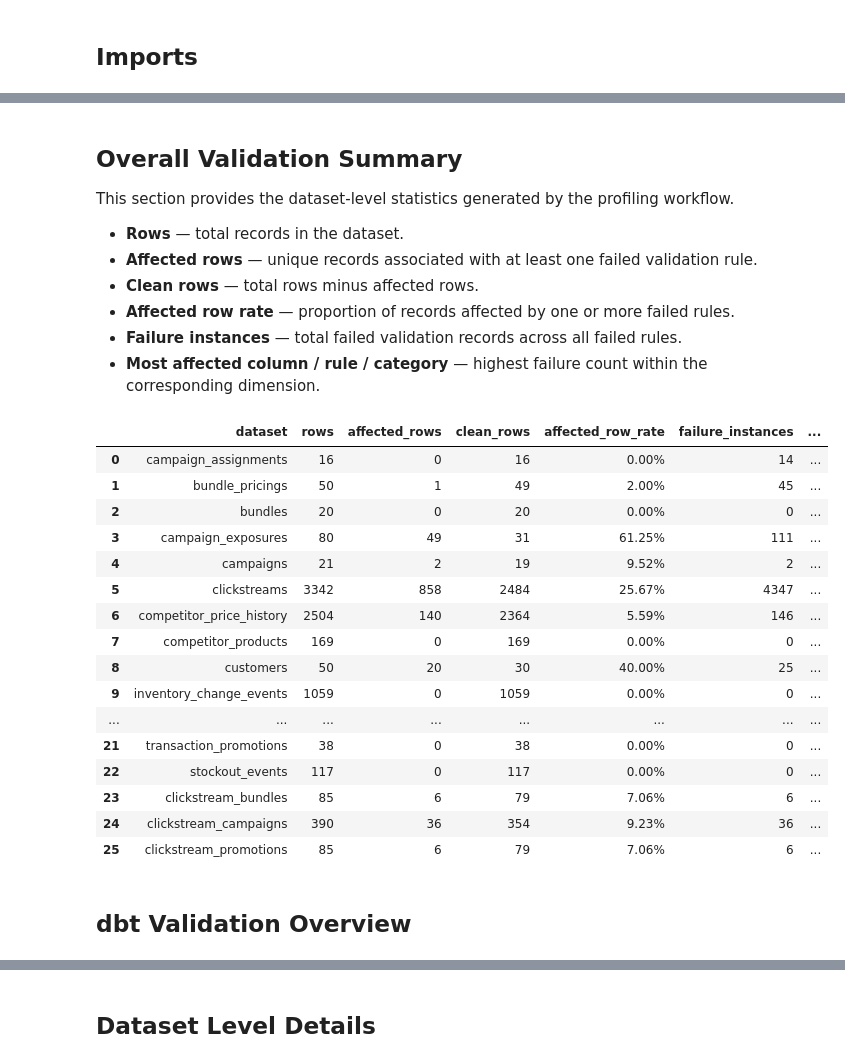
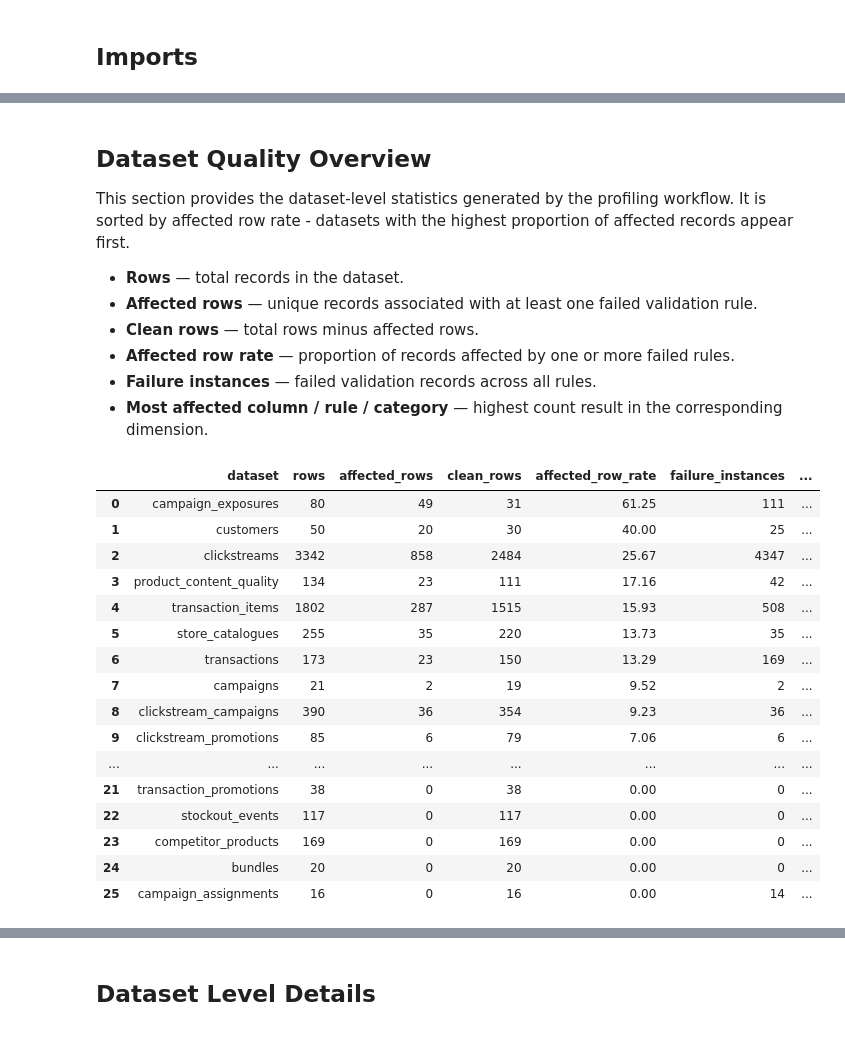
Before and after one commit to jenniferwxe/MegaMart, a Jupyter notebook: dirty_data_profiling/notebook/01_dirty_data_profiling.ipynb, the cells around one changed output, grey strips where cells are left out. Drawn from its saved outputs; the diff is of its cells as text; code cells hidden in the pictures.

```diff
--- a/dirty_data_profiling/notebook/01_dirty_data_profiling.ipynb
+++ b/dirty_data_profiling/notebook/01_dirty_data_profiling.ipynb
@@ -86,41 +89,67 @@ Dirty records     : 5569
 # %% [markdown]
-## Overall Validation Summary
+## Dataset Quality Overview
 
-This section provides the dataset-level statistics generated by the profiling workflow.
+This section provides the dataset-level statistics generated by the profiling workflow. It is sorted by affected row rate - datasets with the highest proportion of affected records appear first.
 
 - **Rows** — total records in the dataset.
 - **Affected rows** — unique records associated with at least one failed validation rule.
 - **Clean rows** — total rows minus affected rows.
 - **Affected row rate** — proportion of records affected by one or more failed rules.
-- **Failure instances** — total failed validation records across all failed rules.
-- **Most affected column / rule / category** — highest failure count within the corresponding dimension.
+- **Failure instances** — failed validation records across all rules.
+- **Most affected column / rule / category** — highest count result in the corresponding dimension.
 # %%
-display_summary = summary.copy()
 
-if not display_summary.empty:
-    display_summary["affected_row_rate"] = (
-        display_summary["affected_row_rate"]
-        .map(lambda x: f"{x:.2f}%")
+summary_display = summary.copy()
+
+if not summary_display.empty:
+    # Convert percentage strings to numeric values for correct sorting.
+    sort_rate = pd.to_numeric(
+        summary_display["affected_row_rate"]
+        .astype("string")
+        .str.rstrip("%"),
+        errors="coerce",
     )
 
-display(display_summary)
+    # Sort by affected row rate, highest first.
+    summary_display = (
+        summary_display.assign(_sort_rate=sort_rate)
+        .sort_values("_sort_rate", ascending=False, na_position="last")
+        .drop(columns="_sort_rate")
+    )
+
+    # Replace missing display values with an em dash.
+    summary_display = summary_display.fillna("—")
+
+display(
+    summary_display[
+        [
+            "dataset",
+            "rows",
+            "affected_rows",
+            "clean_rows",
+            "affected_row_rate",
+            "failure_instances",
+            "most_affected_column",
+            "most_failed_rule",
+            "most_common_category",
+        ]
+    ].reset_index(drop=True)
+)
 # %% [output]
 |  | dataset | rows | affected_rows | clean_rows | affected_row_rate | failure_instances | ... |
-| 0 | campaign_assignments | 16 | 0 | 16 | 0.00% | 14 | ... |
-| 1 | bundle_pricings | 50 | 1 | 49 | 2.00% | 45 | ... |
-| 2 | bundles | 20 | 0 | 20 | 0.00% | 0 | ... |
-| 3 | campaign_exposures | 80 | 49 | 31 | 61.25% | 111 | ... |
-| 4 | campaigns | 21 | 2 | 19 | 9.52% | 2 | ... |
-| 5 | clickstreams | 3342 | 858 | 2484 | 25.67% | 4347 | ... |
-| 6 | competitor_price_history | 2504 | 140 | 2364 | 5.59% | 146 | ... |
-| 7 | competitor_products | 169 | 0 | 169 | 0.00% | 0 | ... |
-| 8 | customers | 50 | 20 | 30 | 40.00% | 25 | ... |
-| 9 | inventory_change_events | 1059 | 0 | 1059 | 0.00% | 0 | ... |
+| 0 | campaign_exposures | 80 | 49 | 31 | 61.25 | 111 | ... |
+| 1 | customers | 50 | 20 | 30 | 40.00 | 25 | ... |
+| 2 | clickstreams | 3342 | 858 | 2484 | 25.67 | 4347 | ... |
+| 3 | product_content_quality | 134 | 23 | 111 | 17.16 | 42 | ... |
+| 4 | transaction_items | 1802 | 287 | 1515 | 15.93 | 508 | ... |
+| 5 | store_catalogues | 255 | 35 | 220 | 13.73 | 35 | ... |
+| 6 | transactions | 173 | 23 | 150 | 13.29 | 169 | ... |
+| 7 | campaigns | 21 | 2 | 19 | 9.52 | 2 | ... |
+| 8 | clickstream_campaigns | 390 | 36 | 354 | 9.23 | 36 | ... |
+| 9 | clickstream_promotions | 85 | 6 | 79 | 7.06 | 6 | ... |
 | ... | ... | ... | ... | ... | ... | ... | ... |
-| 21 | transaction_promotions | 38 | 0 | 38 | 0.00% | 0 | ... |
-| 22 | stockout_events | 117 | 0 | 117 | 0.00% | 0 | ... |
-| 23 | clickstream_bundles | 85 | 6 | 79 | 7.06% | 6 | ... |
-| 24 | clickstream_campaigns | 390 | 36 | 354 | 9.23% | 36 | ... |
-| 25 | clickstream_promotions | 85 | 6 | 79 | 7.06% | 6 | ... |
+| 21 | transaction_promotions | 38 | 0 | 38 | 0.00 | 0 | ... |
+| 22 | stockout_events | 117 | 0 | 117 | 0.00 | 0 | ... |
+| 23 | competitor_products | 169 | 0 | 169 | 0.00 | 0 | ... |
+| 24 | bundles | 20 | 0 | 20 | 0.00 | 0 | ... |
+| 25 | campaign_assignments | 16 | 0 | 16 | 0.00 | 14 | ... |
-# %% [markdown]
-## dbt Validation Overview
```
Also changed, not shown: parts of 4 cells of this notebook.
